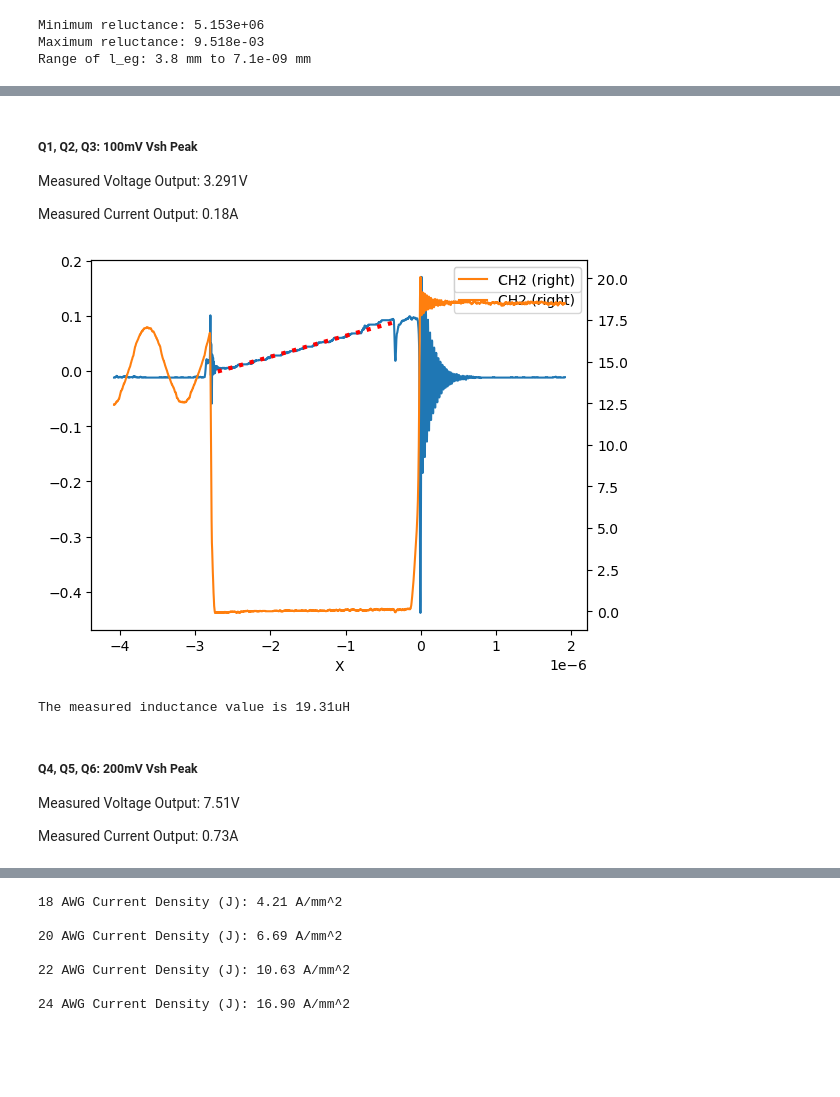
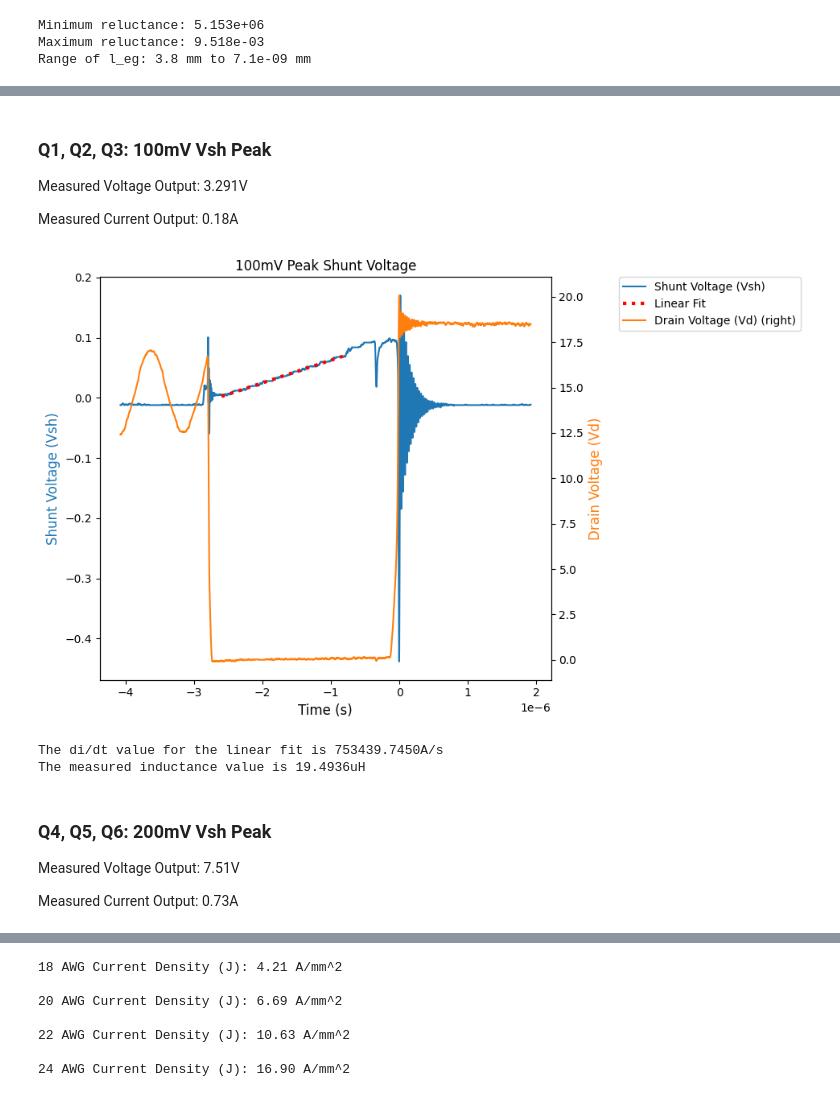
Before and after one commit to amandalchang/power-e, a Jupyter notebook: lab4/lab4.ipynb, the cells around one changed output, grey strips where cells are left out. Cells and saved outputs as stored; diff of their text form; code cells hidden in the pictures; blank space fills up the shorter version.

```diff
--- a/lab4/lab4.ipynb
+++ b/lab4/lab4.ipynb
@@ -97,9 +106,8 @@ Range of l_eg: 3.8 mm to 7.1e-09 mm
 # %%
-l_eg_in = 0.009*2 # in
-l_eg = l_eg_in * 0.0254 #
-print(l_eg*1e3)
+l_eg_in = 0.00885*2 # inches
+l_eg = l_eg_in * 0.0254 # meters
 R_e= l_eg/(u_0 * A_MIN) # reluctance of the air gap
-L = 11**2 * (1/R_e)
+L = N**2 * (1/R_e)
 
 print(f"Reluctance of the air gap: {R_e:.3e}")
 print(f"Inductance with air gap: {L:.3e} H")
@@ -133,48 +149,58 @@ def read_rigol_csv(csv_file_name):
 
     return data, t0, dT
 # %% [markdown]
-##### Q1, Q2, Q3: 100mV Vsh Peak
+### Q1, Q2, Q3: 100mV Vsh Peak
 
 Measured Voltage Output: 3.291V
 
 Measured Current Output: 0.18A
 # %%
-[data, t0, dT] = read_rigol_csv('data/100mV.csv')
+def plot_lab4(filepath, x1, x2, Vout, title):
+    [data, t0, dT] = read_rigol_csv(filepath)
+    fig, ax = plt.subplots(figsize=(10, 6))
+    data['CH1'] = data['CH1'].rolling(10, min_periods=1).mean()
+    data['CH2'] = data['CH2'].rolling(10, min_periods=1).mean()
+    data.plot(x="X", y="CH1", ax=ax, label="Shunt Voltage (Vsh)", legend=False, color='tab:blue')
+    ax2 = data.plot(x="X", y="CH2", ax=ax, secondary_y=True, label="Drain Voltage (Vd)", legend=False, color='tab:orange')
 
-Vg = 18
+    subset = data[(data['X'] >= x1) & (data['X'] <= x2)]
+    result = linregress(subset['X'], subset['CH1'])
+    slope = result.slope
 
-fig, ax = plt.subplots()
-data['CH1'] = data['CH1'].rolling(10, min_periods=1).mean()
-data['CH2'] = data['CH2'].rolling(10, min_periods=1).mean()
-data.plot(x="X", y="CH1", ax = ax)
-data.plot(x="X", y="CH2", ax = ax, secondary_y = True)
+    fit = slope * subset['X'] + result.intercept
 
-x1 = -2.7e-6
-x2 = -0.3e-6
+    ax.plot(subset['X'], fit, color="red", linewidth=3, linestyle="dotted", label='Linear Fit')
+    lines, labels = ax.get_legend_handles_labels()
+    lines2, labels2 = ax2.get_legend_handles_labels()
+    ax2.legend(lines + lines2, labels + labels2,
+               loc='upper left',
+               bbox_to_anchor=(1.15, 1.0),
+               borderaxespad=0.)
+    ax.set_xlabel("Time (s)", fontsize=12)
+    ax.set_ylabel("Shunt Voltage (Vsh)", fontsize=12, color='tab:blue')
+    ax2.set_ylabel("Drain Voltage (Vd)", fontsize=12, color='tab:orange')
 
-subset = data[(data['X'] >= x1) & (data['X'] <= x2)]
-result = linregress(subset['X'], subset['CH1'])
+    plt.title(title+" Peak Shunt Voltage")
+    plt.tight_layout()
+    plt.show()
 
-slope = result.slope
+    Avg_Vd = np.mean(subset['CH2'])
 
-# plot result
-fit = slope * subset['X'] + result.intercept
-ax.plot(subset['X'], fit, color="red", linewidth=3, linestyle="dotted", label='fit')
-plt.legend()
-plt.show()
-
-Vout = 3.291 #measured voltage output
-Avg_Vd = np.mean(subset['CH2'])
-
-# Vg = Vout + Avg_Vd + Vind
-Vind = Vg - Vout - Avg_Vd
-di_dt = slope/R_SH
-print(f"The measured inductance value is {Vind/di_dt*1e6:.2f}uH")
+    # Vg = Vout + Avg_Vd + Vind
+    Vind = Vg - Vout - Avg_Vd
+    di_dt = slope/R_SH
+    L = Vind/di_dt
+    print(f"The di/dt value for the linear fit is {di_dt:.4f}A/s")
+    print(f"The measured inductance value is {L*1e6:.4f}uH")
+    return Vind, L
+params_100mv = ("data/100mV.csv", -2.6e-6, -0.8e-6, 3.291, "100mV")
+Vind_100mV, L_100mV = plot_lab4(*params_100mv)
 # %% [output]
-[figure, old version]
+[figure, new version]
-The measured inductance value is 19.31uH
+The di/dt value for the linear fit is 753439.7450A/s
+The measured inductance value is 19.4936uH
 # %% [markdown]
-##### Q4, Q5, Q6: 200mV Vsh Peak
+### Q4, Q5, Q6: 200mV Vsh Peak
 
 Measured Voltage Output: 7.51V
 
```
Also changed, not shown: parts of 17 cells of this notebook, 1 other file.
